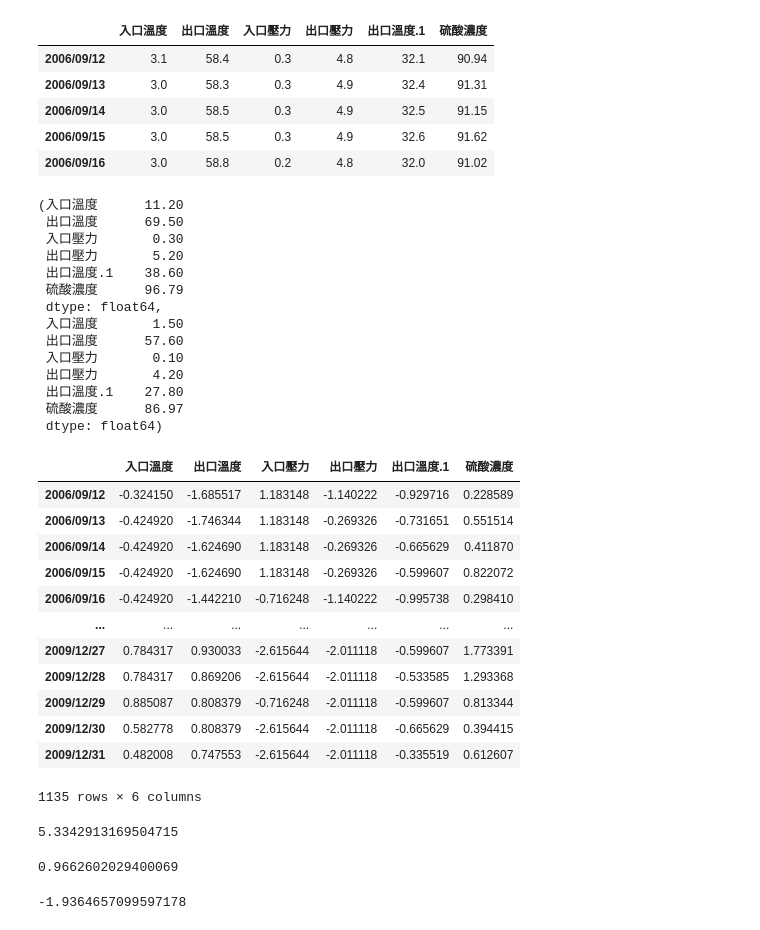
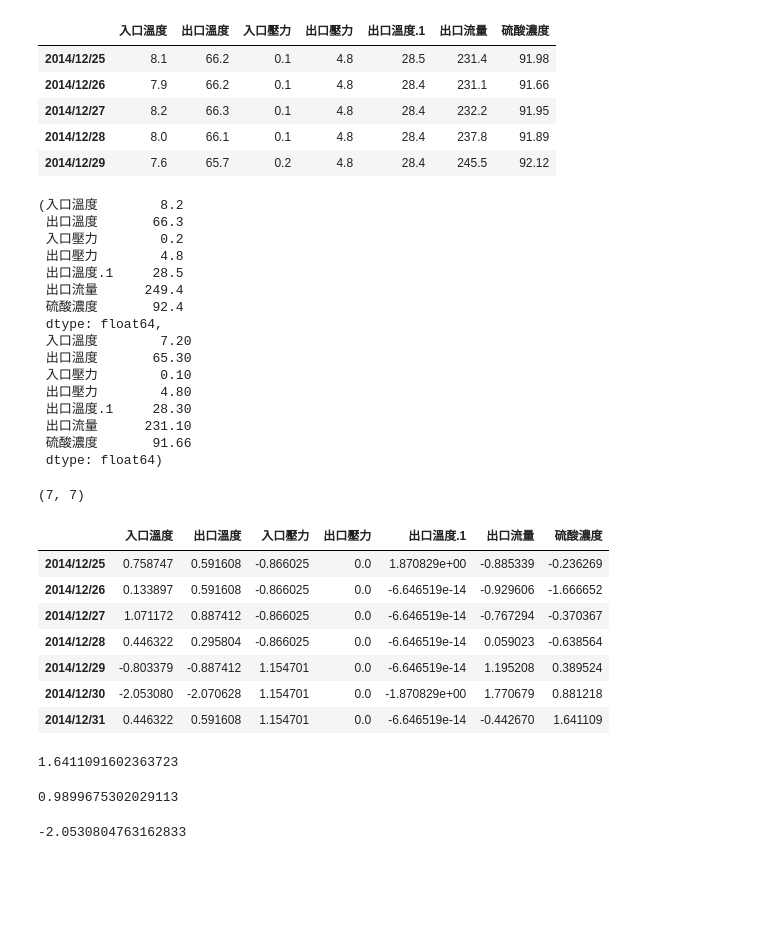
Before and after one commit to skywalker0803r/ALK-, a Jupyter notebook: surrogate model optimize.ipynb, the cells around one changed output. Drawn from its saved outputs; the diff is of its cells as text; code cells hidden in the pictures; blank space fills up the shorter version.

```diff
--- a/surrogate model optimize.ipynb
+++ b/surrogate model optimize.ipynb
@@ -2,76 +2,75 @@
 import pandas as pd
 import matplotlib.pyplot as plt
 
-df = pd.read_excel('AKL單元冷凍系統操作條件(20060912_20091231).xlsx',index_col=0,skiprows=2)
+df = pd.read_excel('AKL單元冷凍系統操作條件(20100101_20141231).xlsx',index_col=0,skiprows=2)
 for i in df.columns:
   df[i] = pd.to_numeric(df[i],errors='coerce')
 df = df.iloc[1:,:]
 df = df.dropna(axis=1,how='all').dropna(axis=0)
 df.head()
 # %% [output]
-|  | 入口溫度 | 出口溫度 | 入口壓力 | 出口壓力 | 出口溫度.1 | 硫酸濃度 |
-| 2006/09/12 | 3.1 | 58.4 | 0.3 | 4.8 | 32.1 | 90.94 |
-| 2006/09/13 | 3.0 | 58.3 | 0.3 | 4.9 | 32.4 | 91.31 |
-| 2006/09/14 | 3.0 | 58.5 | 0.3 | 4.9 | 32.5 | 91.15 |
-| 2006/09/15 | 3.0 | 58.5 | 0.3 | 4.9 | 32.6 | 91.62 |
-| 2006/09/16 | 3.0 | 58.8 | 0.2 | 4.8 | 32.0 | 91.02 |
+|  | 入口溫度 | 出口溫度 | 入口壓力 | 出口壓力 | 出口溫度.1 | 出口流量 | 硫酸濃度 |
+| 2014/12/25 | 8.1 | 66.2 | 0.1 | 4.8 | 28.5 | 231.4 | 91.98 |
+| 2014/12/26 | 7.9 | 66.2 | 0.1 | 4.8 | 28.4 | 231.1 | 91.66 |
+| 2014/12/27 | 8.2 | 66.3 | 0.1 | 4.8 | 28.4 | 232.2 | 91.95 |
+| 2014/12/28 | 8.0 | 66.1 | 0.1 | 4.8 | 28.4 | 237.8 | 91.89 |
+| 2014/12/29 | 7.6 | 65.7 | 0.2 | 4.8 | 28.4 | 245.5 | 92.12 |
 # %%
 df.max(),df.min()
 # %% [output]
-(入口溫度      11.20
- 出口溫度      69.50
- 入口壓力       0.30
- 出口壓力       5.20
- 出口溫度.1    38.60
- 硫酸濃度      96.79
+(入口溫度        8.2
+ 出口溫度       66.3
+ 入口壓力        0.2
+ 出口壓力        4.8
+ 出口溫度.1     28.5
+ 出口流量      249.4
+ 硫酸濃度       92.4
  dtype: float64,
- 入口溫度       1.50
- 出口溫度      57.60
- 入口壓力       0.10
- 出口壓力       4.20
- 出口溫度.1    27.80
- 硫酸濃度      86.97
+ 入口溫度        7.20
+ 出口溫度       65.30
+ 入口壓力        0.10
+ 出口壓力        4.80
+ 出口溫度.1     28.30
+ 出口流量      231.10
+ 硫酸濃度       91.66
  dtype: float64)
 # %%
 from sklearn.svm import SVR
 from sklearn.preprocessing import StandardScaler,MinMaxScaler
 真理 = 42
 model = SVR(C=真理,gamma=真理)
 ss = StandardScaler()
-mm = MinMaxScaler()
-x_col = ['入口溫度','出口溫度','入口壓力','出口壓力','出口溫度.1']
+#mm = MinMaxScaler()
+x_col = ['入口溫度','出口溫度','入口壓力','出口壓力','出口溫度.1','出口流量']
 y_col = '硫酸濃度'
 df_ss = df.copy()
 df_ss[:] = ss.fit_transform(df_ss[:])
+print(df_ss.shape)
 df_ss
 # %% [output]
+(7, 7)
-|  | 入口溫度 | 出口溫度 | 入口壓力 | 出口壓力 | 出口溫度.1 | 硫酸濃度 |
-| 2006/09/12 | -0.324150 | -1.685517 | 1.183148 | -1.140222 | -0.929716 | 0.228589 |
-| 2006/09/13 | -0.424920 | -1.746344 | 1.183148 | -0.269326 | -0.731651 | 0.551514 |
-| 2006/09/14 | -0.424920 | -1.624690 | 1.183148 | -0.269326 | -0.665629 | 0.411870 |
-| 2006/09/15 | -0.424920 | -1.624690 | 1.183148 | -0.269326 | -0.599607 | 0.822072 |
-| 2006/09/16 | -0.424920 | -1.442210 | -0.716248 | -1.140222 | -0.995738 | 0.298410 |
-| ... | ... | ... | ... | ... | ... | ... |
-| 2009/12/27 | 0.784317 | 0.930033 | -2.615644 | -2.011118 | -0.599607 | 1.773391 |
-| 2009/12/28 | 0.784317 | 0.869206 | -2.615644 | -2.011118 | -0.533585 | 1.293368 |
-| 2009/12/29 | 0.885087 | 0.808379 | -0.716248 | -2.011118 | -0.599607 | 0.813344 |
-| 2009/12/30 | 0.582778 | 0.808379 | -2.615644 | -2.011118 | -0.665629 | 0.394415 |
-| 2009/12/31 | 0.482008 | 0.747553 | -2.615644 | -2.011118 | -0.335519 | 0.612607 |
+|  | 入口溫度 | 出口溫度 | 入口壓力 | 出口壓力 | 出口溫度.1 | 出口流量 | 硫酸濃度 |
+| 2014/12/25 | 0.758747 | 0.591608 | -0.866025 | 0.0 | 1.870829e+00 | -0.885339 | -0.236269 |
+| 2014/12/26 | 0.133897 | 0.591608 | -0.866025 | 0.0 | -6.646519e-14 | -0.929606 | -1.666652 |
+| 2014/12/27 | 1.071172 | 0.887412 | -0.866025 | 0.0 | -6.646519e-14 | -0.767294 | -0.370367 |
+| 2014/12/28 | 0.446322 | 0.295804 | -0.866025 | 0.0 | -6.646519e-14 | 0.059023 | -0.638564 |
+| 2014/12/29 | -0.803379 | -0.887412 | 1.154701 | 0.0 | -6.646519e-14 | 1.195208 | 0.389524 |
+| 2014/12/30 | -2.053080 | -2.070628 | 1.154701 | 0.0 | -1.870829e+00 | 1.770679 | 0.881218 |
+| 2014/12/31 | 0.446322 | 0.591608 | 1.154701 | 0.0 | -6.646519e-14 | -0.442670 | 1.641109 |
-1135 rows × 6 columns
 # %%
 df_ss[y_col].max()
 # %% [output]
-5.3342913169504715
+1.6411091602363723
 # %%
 x,y = df_ss[x_col],df_ss[y_col]
 model.fit(x,y)
 model.score(x,y)
 # %% [output]
-0.9662602029400069
+0.9899675302029113
 # %%
 df_ss.loc[:,x_col[0]].min()
 # %% [output]
--1.9364657099597178
+-2.0530804763162833
 # %%
 import optuna
 import numpy as np
```
Also changed, not shown: parts of 4 cells of this notebook, 3 other files.
